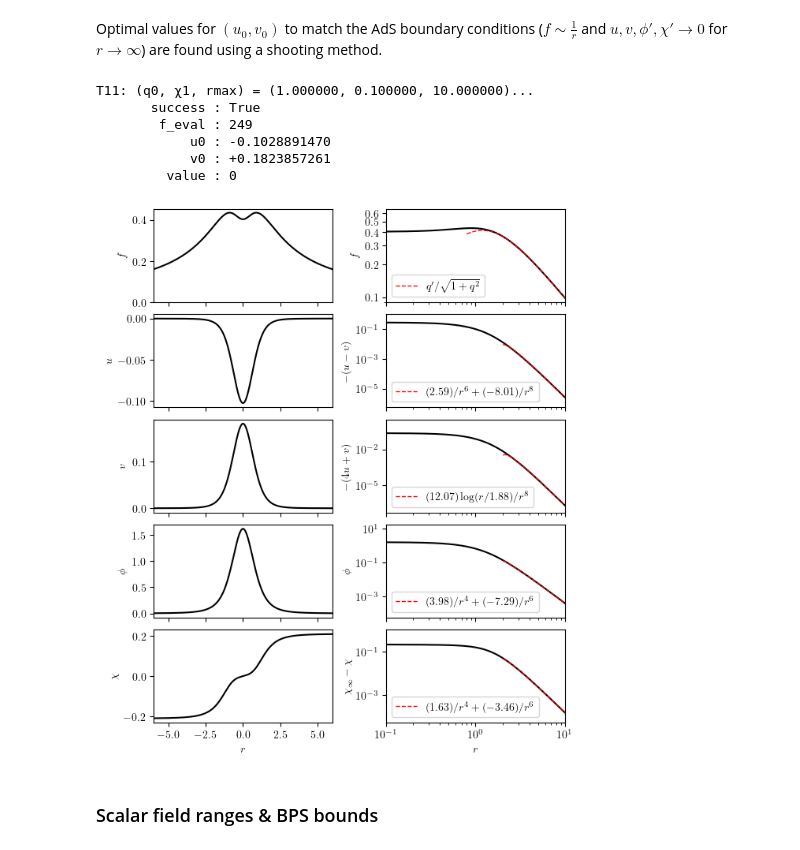
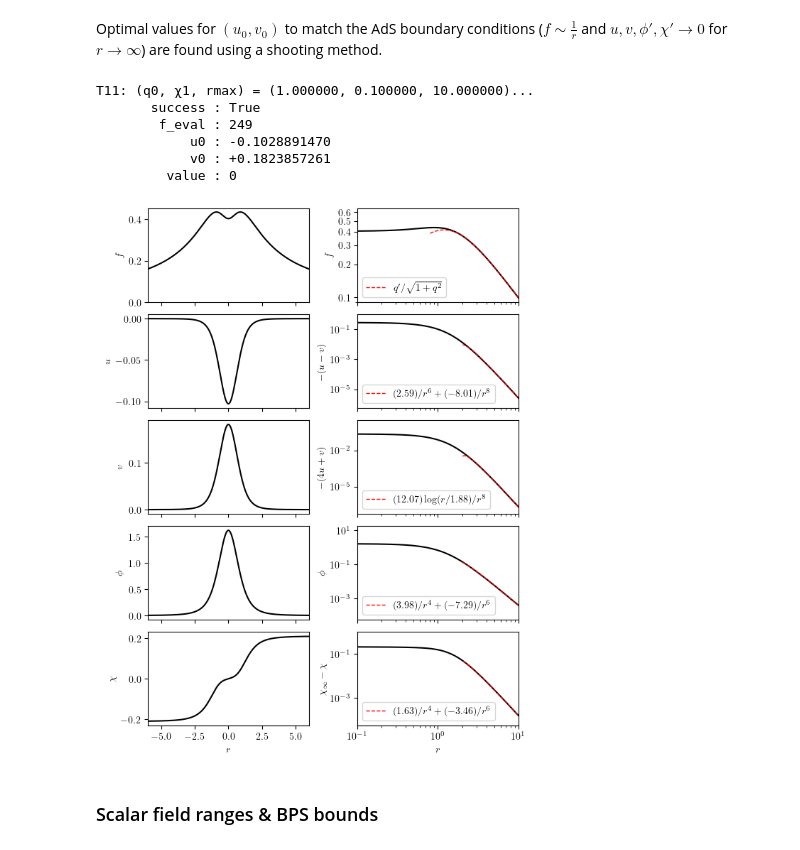
Before and after one commit to gloges/typeII-wormholes, a Jupyter notebook: wormholes.ipynb, the cells around one changed output. Saved outputs shown, nothing was run; the diff lists cells and outputs as text; code cells hidden in the pictures.

Commit message:
Image sizing/naming

```diff
--- a/wormholes.ipynb
+++ b/wormholes.ipynb
@@ -482,7 +482,7 @@ popt, pcov = curve_fit(wh.myMassless_T11, r[mask], χ[mask])
 χinf = popt[0]
 
 
-fig, axes = plt.subplots(5, 2, figsize=(6,7), sharex='col')
+fig, axes = plt.subplots(5, 2, figsize=(6,8), sharex='col')
 
 ydata = [f, f, u, -(u-v), v, -(4*u+v), φ, φ, χ, χinf-χ]
 ylabels = ['$f$', '$f$', '$u$', '$-(u-v)$', '$v$', '$-(4u+v)$', '$\phi$', '$\phi$', '$\chi$', '$\chi_\infty - \chi$']
@@ -514,36 +514,36 @@ axes[3,1].plot(rr, φfit, '--r', lw=1, label=label_φ)
 rr, χfit, label_χ = wh.fitMassless_T11(r, χinf-χ, r>2)
 axes[4,1].plot(rr, χfit, '--r', lw=1, label=label_χ)
 
 for ax in axes[:,1]:
     ax.set_yscale('log')
     ax.legend(loc='lower left')
 
 axes[0,0].set_ylim(0)
 axes[0,1].set_ylim(0.09, 0.65)
 yticks = np.arange(0.1, 0.7, 0.1)
 axes[0,1].set_yticks(yticks, labels=[r'${:.1f}$'.format(y) for y in yticks])
 axes[1,1].set_ylim(10**-6.25, 1)
 axes[2,1].set_ylim(10**-7.25, 10**0.5)
 axes[3,1].set_ylim(10**-4.25, 10**1.25)
 axes[4,1].set_ylim(10**-4.25, 1)
 
 axes[3,0].set_xlim(-6*q0, 6*q0)
 axes[3,1].set_xlim(0.1*q0, rmax)
 axes[3,1].set_xscale('log')
 
 
 plt.tight_layout()
-plt.subplots_adjust(left=0.11, right=0.98, top=0.99, bottom=0.06, wspace=0.3, hspace=0.13)
-# plt.savefig('images/T11_profiles_ex1.png', dpi=300)
+plt.subplots_adjust(left=0.11, right=0.98, top=0.99, bottom=0.08, wspace=0.3, hspace=0.13)
+plt.savefig('images/T11_profiles_ex1.png', dpi=300)
 plt.show()
 # %% [output]
 T11: (q0, χ1, rmax) = (1.000000, 0.100000, 10.000000)...
        success : True
         f_eval : 249
             u0 : -0.1028891470
             v0 : +0.1823857261
          value : 0
-[figure, old version]
+[figure, new version]
 # %% [markdown]
 ### Scalar field ranges & BPS bounds
 # %% [markdown]
```
Also changed, not shown: 1 other file.
